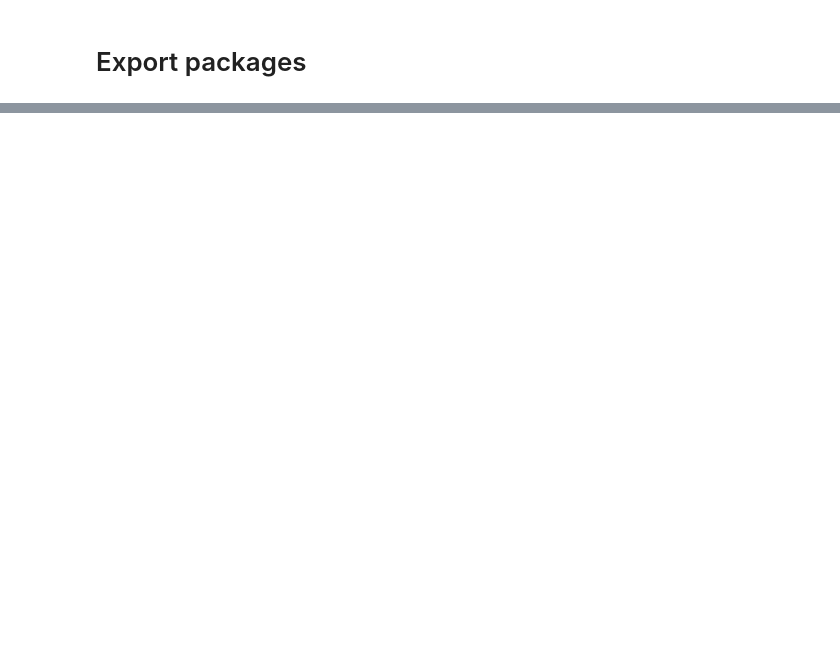
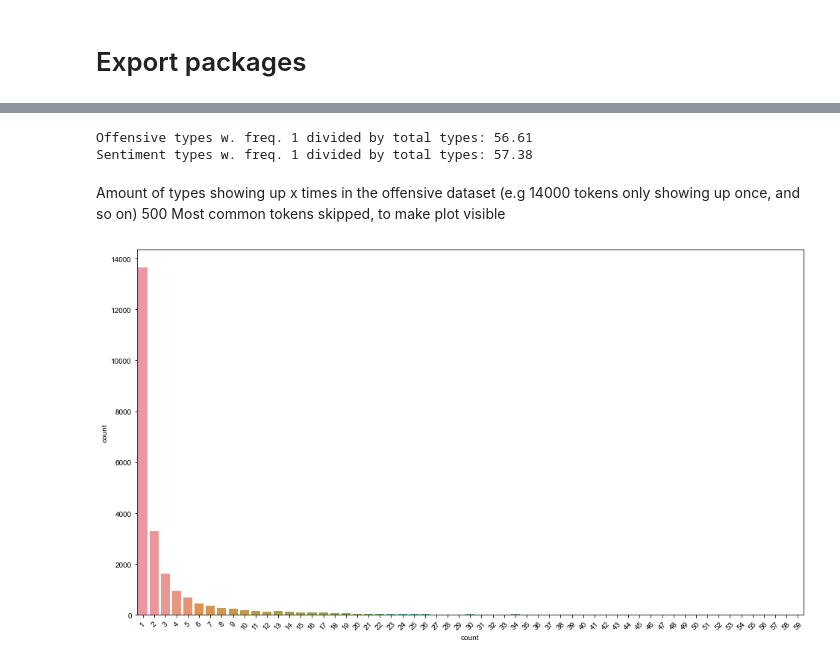
Before and after one commit to csipapicsa/fyp2021p04g10, a Jupyter notebook: notebooks/FinalReport.ipynb, the cells around one changed output, grey strips where cells are left out. Drawn from its saved outputs; the diff is of its cells as text; code cells hidden in the pictures; blank space fills up the shorter version.

```diff
--- a/notebooks/FinalReport.ipynb
+++ b/notebooks/FinalReport.ipynb
@@ -2,0 +23,6 @@
+# %%
+f = open("../data/raw/offensive/train_text.txt", 'r', encoding = "utf-8")
+inputlist = [line for line in f]
+f.close()
+
+training_data, validation_data = inputlist[:len(inputlist)//2], inputlist[len(inputlist)//2:]
@@ -46,0 +109,6 @@ print(unmatchable)
+# %%
+with open("../data/raw/offensive/train_text.txt", "r",  encoding = "utf-8",) as f:
+    offensive_raw = [line for line in f]
+
+with open("../data/raw/sentiment/train_text.txt", "r",  encoding = "utf-8",) as f:
+    sentiment_raw = [line for line in f]
@@ -46,0 +117,19 @@ print(unmatchable)
+# %%
+offensive_tokens = tokenizer(offensive_raw)
+sentiment_tokens = tokenizer(sentiment_raw)
+# %%
+#from https://stackoverflow.com/questions/45019607/count-occurrence-of-a-list-in-a-list-of-lists
+off_uniq = pd.Series(offensive_tokens).explode().value_counts()
+sent_uniq = pd.Series(sentiment_tokens).explode().value_counts()
+
+print("Offensive dataset, top 10 tokens:","\n",off_uniq[:10],"\n")
+print("Sentiment dataset, top 10 tokens:","\n",sent_uniq[:10])
+
+#Turning above pd.series into dataframes, for ease of use later
+#Transformation found at:https://stackoverflow.com/questions/40224319/pandas-series-to-dataframe-using-series-indexes-as-columns
+off_uniq = off_uniq.to_frame().reset_index()
+sent_uniq = sent_uniq.to_frame().reset_index()
+
+#Renaming columns in dataframes
+off_uniq.columns = ["token","count"]
+sent_uniq.columns = ["token","count"]
@@ -46,0 +263,16 @@ print(unmatchable)
+# %%
+print("Offensive types w. freq. 1 divided by total types: {:.2f}".format(len(off_uniq.loc[off_uniq["count"]==1])/off_types*100))
+print("Sentiment types w. freq. 1 divided by total types: {:.2f}".format(len(sent_uniq.loc[sent_uniq["count"]==1])/sent_types*100))
+# %% [output]
+Offensive types w. freq. 1 divided by total types: 56.61
+Sentiment types w. freq. 1 divided by total types: 57.38
+# %% [markdown]
+Amount of types showing up x times in the offensive dataset (e.g 14000 tokens only showing up once, and so on)
+500 Most common tokens skipped, to make plot visible
+# %%
+fig, ax = plt.subplots(figsize=(16,9))
+sns.countplot(x="count", data=off_uniq[500:]) #Sns counts the type frequency of each word, and plots it
+sns.set_style("darkgrid")
+ax.tick_params('x',rotation=45, labelsize = 10) #xlabels are rotated 45 degrees and made bigger
+# %% [output]
+[figure, added]
```
Also changed, not shown: parts of 56 cells of this notebook.
